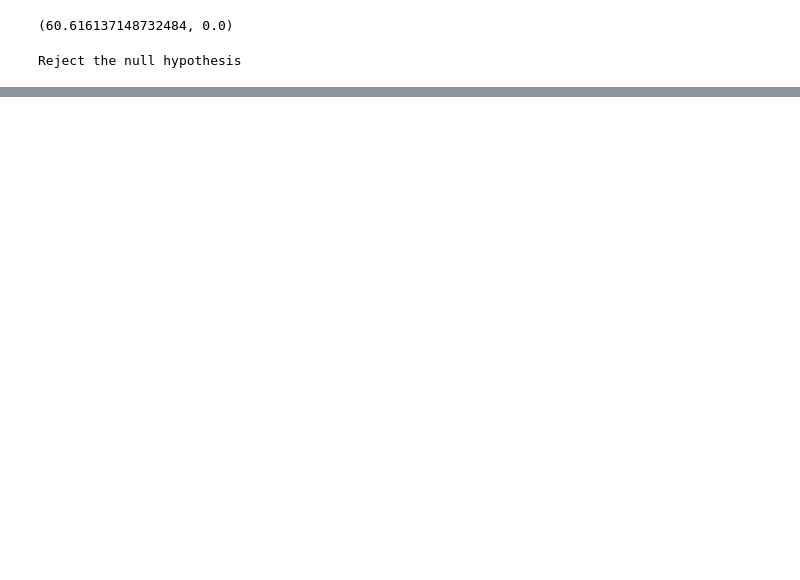
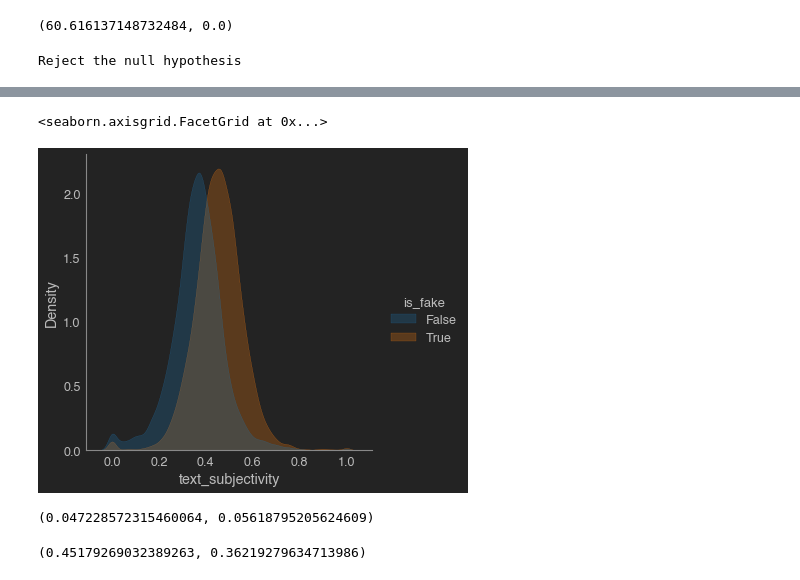
Before and after one commit to Fake-News-Capstone/fake_news_capstone, a Jupyter notebook: Ken_Exploration.ipynb, the cells around one changed output, grey strips where cells are left out. Saved outputs shown, nothing was run; the diff lists cells and outputs as text; code cells hidden in the pictures; blank space fills up the shorter version.

```diff
--- a/Ken_Exploration.ipynb
+++ b/Ken_Exploration.ipynb
@@ -287,0 +353,13 @@ Reject the null hypothesis
+# %%
+sns.displot(trump, x="text_subjectivity", hue="is_fake", kind="kde", fill=True, palette='tab10')
+# %% [output]
+<seaborn.axisgrid.FacetGrid at 0x...>
+[figure, added]
+# %%
+trump[trump.is_fake == True].text_polarity.mean(), trump[trump.is_fake == False].text_polarity.mean()
+# %% [output]
+(0.047228572315460064, 0.05618795205624609)
+# %%
+trump[trump.is_fake == True].text_subjectivity.mean(), trump[trump.is_fake == False].text_subjectivity.mean()
+# %% [output]
+(0.45179269032389263, 0.36219279634713986)
```
Also changed, not shown: parts of 20 cells of this notebook, 3 other files.
